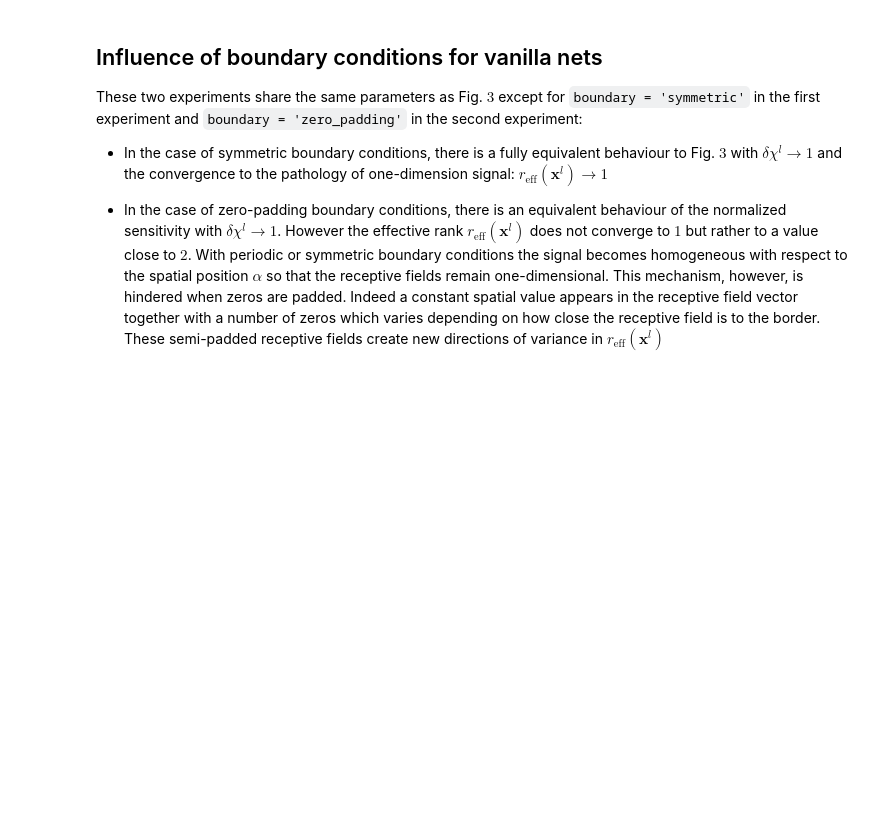
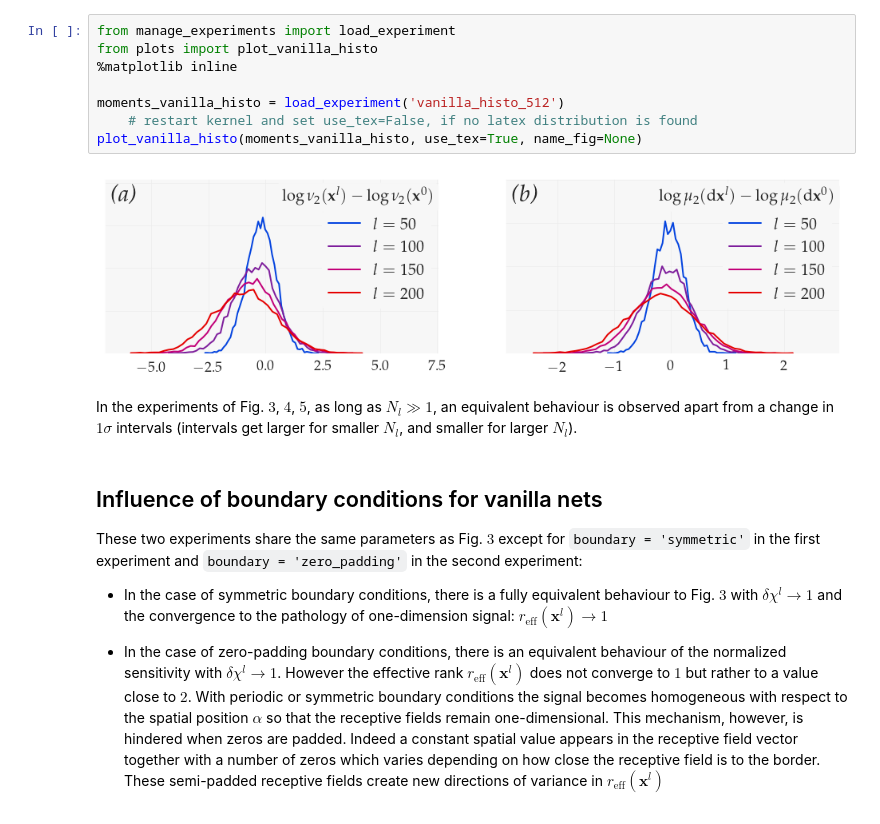
Before and after one commit to alabatie/moments-dnns, a Jupyter notebook: Complements on the effect of width, boundary conditions, dataset, epsilon.ipynb, the cells around one changed output. Cells and saved outputs as stored; diff of their text form; blank space fills up the shorter version.

```diff
--- a/Complements on boundary conditions, dataset, epsilon.ipynb
+++ b/Complements on the effect of width, boundary conditions, dataset, epsilon.ipynb
@@ -11,3 +33,15 @@ The number of realizations is reduced to `num_realizations = 200` for reasons of
+# %%
+from manage_experiments import load_experiment
+from plots import plot_vanilla_histo
+%matplotlib inline
+
+moments_vanilla_histo = load_experiment('vanilla_histo_512')
+    # restart kernel and set use_tex=False, if no latex distribution is found
+plot_vanilla_histo(moments_vanilla_histo, use_tex=True, name_fig=None)
+# %% [output]
+[figure, added]
+# %% [markdown]
+In the experiments of Fig. $3$, $4$, $5$, as long as $N_l \gg 1$, an equivalent behaviour is observed apart from a change in $1\sigma$ intervals (intervals get larger for smaller $N_l$, and smaller for larger $N_l$).
 # %% [markdown]
 ## Influence of boundary conditions for vanilla nets
 
```
Also changed, not shown: parts of 4 cells of this notebook, 4 other files.
